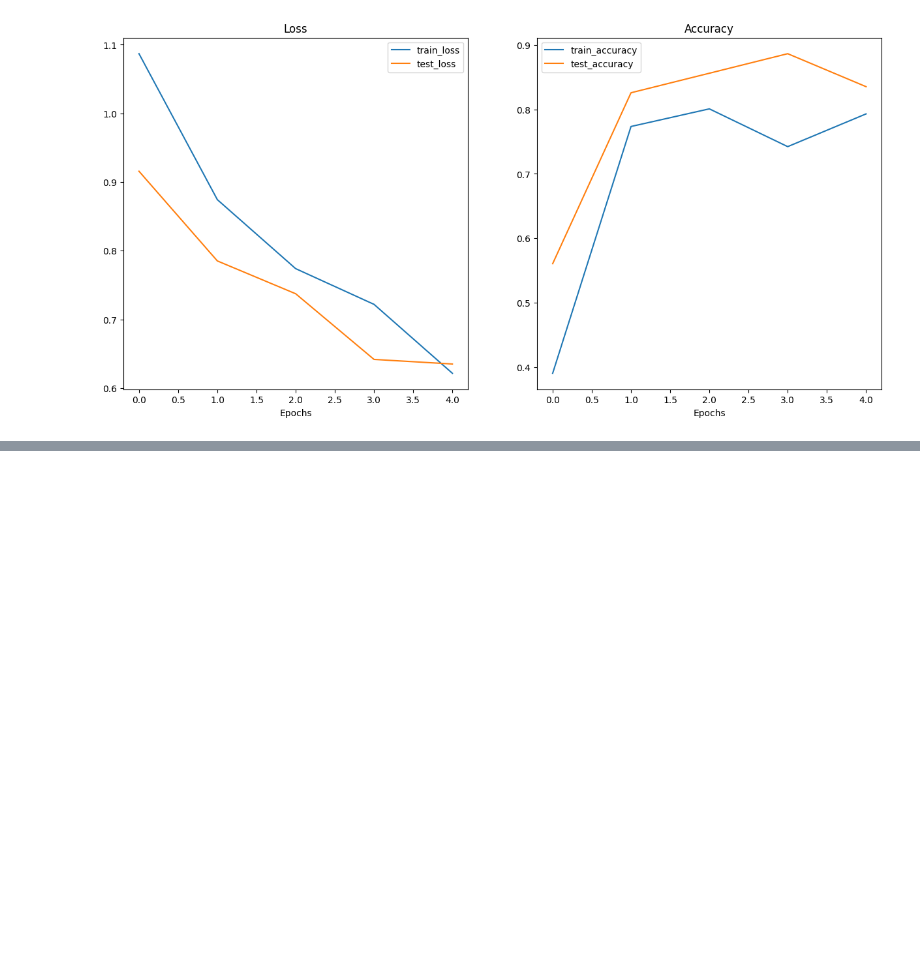
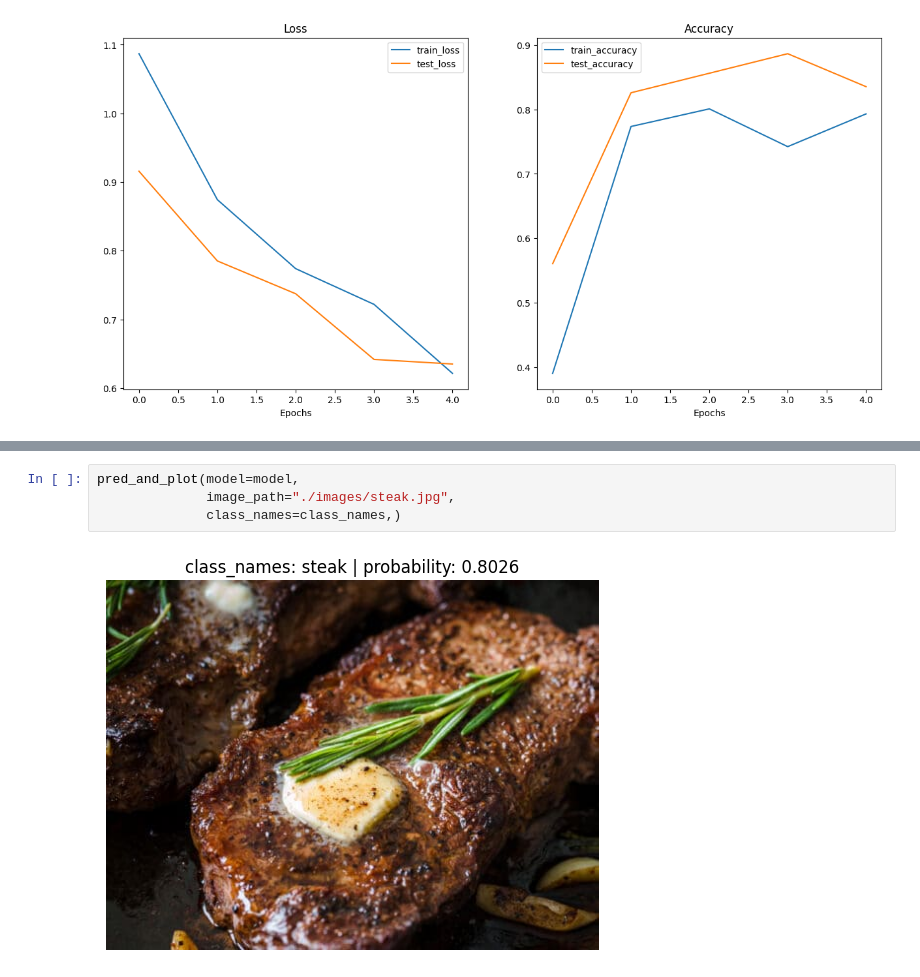
Before and after one commit to ChandulaSenevirathna/Transfer-Learning-PyTorch, a Jupyter notebook: PyTorch_tranfer_learning.ipynb, the cells around one changed output, grey strips where cells are left out. Cells and saved outputs as stored; diff of their text form; blank space fills up the shorter version.

```diff
--- a/PyTorch_tranfer_learning.ipynb
+++ b/PyTorch_tranfer_learning.ipynb
@@ -223,0 +271,6 @@ plot_loss_curves(results)
+# %%
+pred_and_plot(model=model,
+              image_path="./images/steak.jpg",
+              class_names=class_names,)
+# %% [output]
+[figure, added]
```
Also changed, not shown: parts of 4 cells of this notebook, 3 other files.
